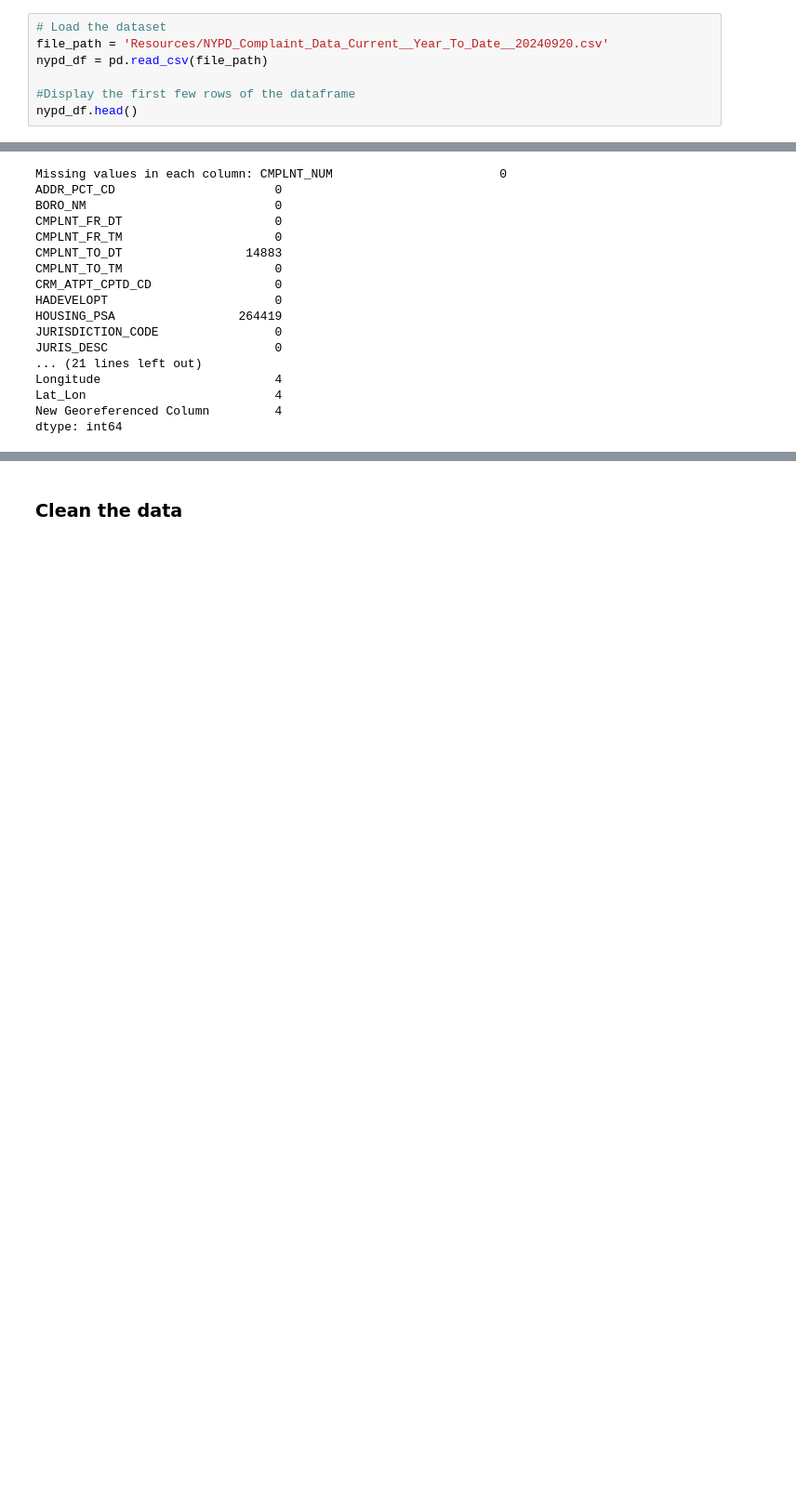
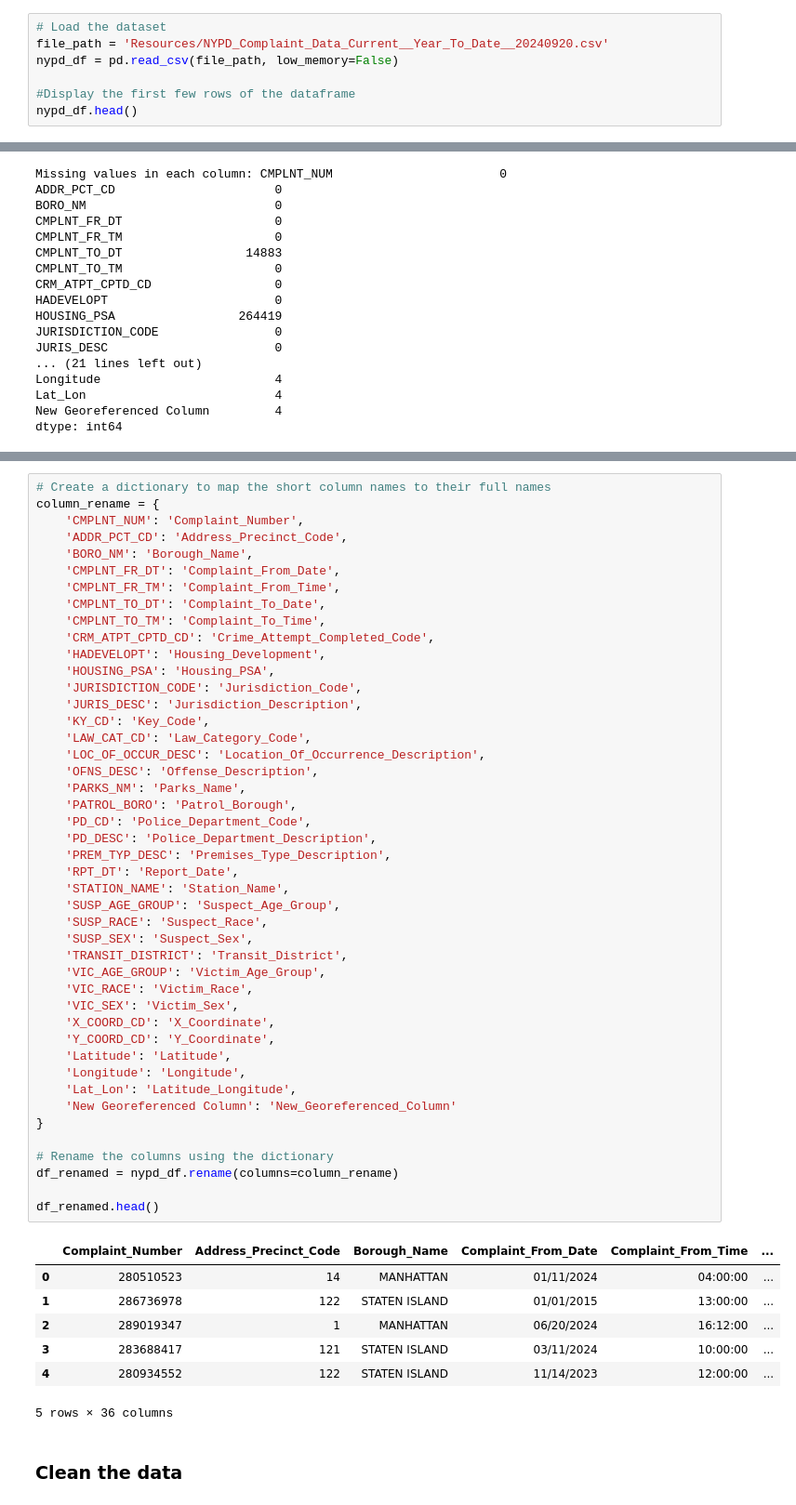
Before and after one commit to rinals/NYC-Crimedata-analysis, a Jupyter notebook: NewYork_crime_data.ipynb, the cells around one changed output, grey strips where cells are left out. Shown at 93% size. Cells and saved outputs as stored; diff of their text form; blank space fills up the shorter version.

```diff
--- a/NewYork_crime_data.ipynb
+++ b/NewYork_crime_data.ipynb
@@ -5,7 +5,7 @@ import pandas as pd
 # %%
 # Load the dataset
 file_path = 'Resources/NYPD_Complaint_Data_Current__Year_To_Date__20240920.csv'
-nypd_df = pd.read_csv(file_path)
+nypd_df = pd.read_csv(file_path, low_memory=False)
 
 #Display the first few rows of the dataframe
 nypd_df.head()
@@ -137,2 +97,55 @@ df_renamed.head()
+# %%
+# Create a dictionary to map the short column names to their full names
+column_rename = {
+    'CMPLNT_NUM': 'Complaint_Number',
+    'ADDR_PCT_CD': 'Address_Precinct_Code',
+    'BORO_NM': 'Borough_Name',
+    'CMPLNT_FR_DT': 'Complaint_From_Date',
+    'CMPLNT_FR_TM': 'Complaint_From_Time',
+    'CMPLNT_TO_DT': 'Complaint_To_Date',
+    'CMPLNT_TO_TM': 'Complaint_To_Time',
+    'CRM_ATPT_CPTD_CD': 'Crime_Attempt_Completed_Code',
+    'HADEVELOPT': 'Housing_Development',
+    'HOUSING_PSA': 'Housing_PSA',
+    'JURISDICTION_CODE': 'Jurisdiction_Code',
+    'JURIS_DESC': 'Jurisdiction_Description',
+    'KY_CD': 'Key_Code',
+    'LAW_CAT_CD': 'Law_Category_Code',
+    'LOC_OF_OCCUR_DESC': 'Location_Of_Occurrence_Description',
+    'OFNS_DESC': 'Offense_Description',
+    'PARKS_NM': 'Parks_Name',
+    'PATROL_BORO': 'Patrol_Borough',
+    'PD_CD': 'Police_Department_Code',
+    'PD_DESC': 'Police_Department_Description',
+    'PREM_TYP_DESC': 'Premises_Type_Description',
+    'RPT_DT': 'Report_Date',
+    'STATION_NAME': 'Station_Name',
+    'SUSP_AGE_GROUP': 'Suspect_Age_Group',
+    'SUSP_RACE': 'Suspect_Race',
+    'SUSP_SEX': 'Suspect_Sex',
+    'TRANSIT_DISTRICT': 'Transit_District',
+    'VIC_AGE_GROUP': 'Victim_Age_Group',
+    'VIC_RACE': 'Victim_Race',
+    'VIC_SEX': 'Victim_Sex',
+    'X_COORD_CD': 'X_Coordinate',
+    'Y_COORD_CD': 'Y_Coordinate',
+    'Latitude': 'Latitude',
+    'Longitude': 'Longitude',
+    'Lat_Lon': 'Latitude_Longitude',
+    'New Georeferenced Column': 'New_Georeferenced_Column'
+}
+
+# Rename the columns using the dictionary
+df_renamed = nypd_df.rename(columns=column_rename)
+
+df_renamed.head()
+# %% [output]
+|  | Complaint_Number | Address_Precinct_Code | Borough_Name | Complaint_From_Date | Complaint_From_Time | ... |
+| 0 | 280510523 | 14 | MANHATTAN | 01/11/2024 | 04:00:00 | ... |
+| 1 | 286736978 | 122 | STATEN ISLAND | 01/01/2015 | 13:00:00 | ... |
+| 2 | 289019347 | 1 | MANHATTAN | 06/20/2024 | 16:12:00 | ... |
+| 3 | 283688417 | 121 | STATEN ISLAND | 03/11/2024 | 10:00:00 | ... |
+| 4 | 280934552 | 122 | STATEN ISLAND | 11/14/2023 | 12:00:00 | ... |
+5 rows × 36 columns
 # %% [markdown]
 ### Clean the data
```
Also changed, not shown: parts of 10 cells of this notebook, 1 other file.
